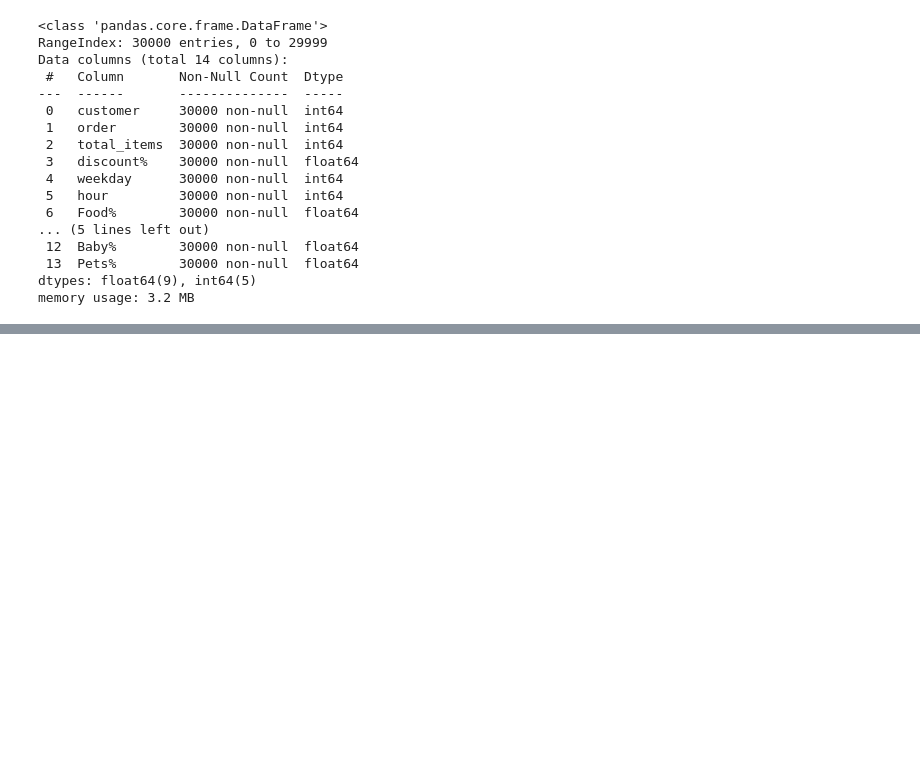
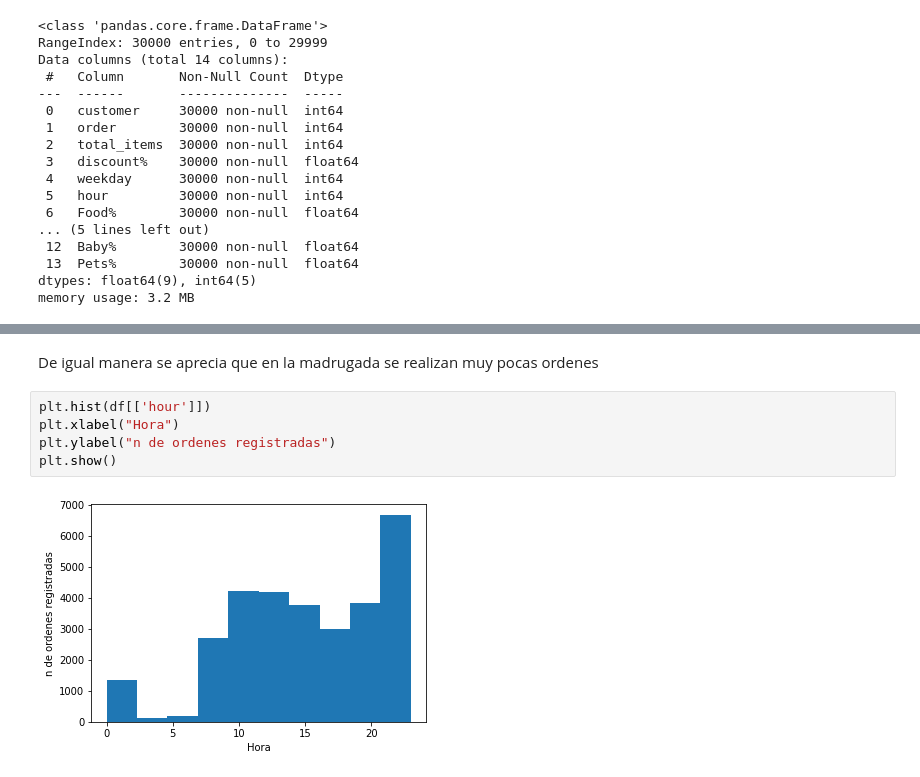
Before and after one commit to jorgedel4/Actividad-Evaluable-Mapas-de-calor-y-boxplots, a Jupyter notebook: actEvaluable.ipynb, the cells around one changed output, grey strips where cells are left out. Saved outputs shown, nothing was run; the diff lists cells and outputs as text; blank space fills up the shorter version.

```diff
--- a/actEvaluable.ipynb
+++ b/actEvaluable.ipynb
@@ -81,0 +141,9 @@ df.tail(10)
+# %% [markdown]
+De igual manera se aprecia que en la madrugada se realizan muy pocas ordenes
+# %%
+plt.hist(df[['hour']])
+plt.xlabel("Hora")
+plt.ylabel("n de ordenes registradas")
+plt.show()
+# %% [output]
+[figure, added]
```
Also changed, not shown: parts of 20 cells of this notebook.
